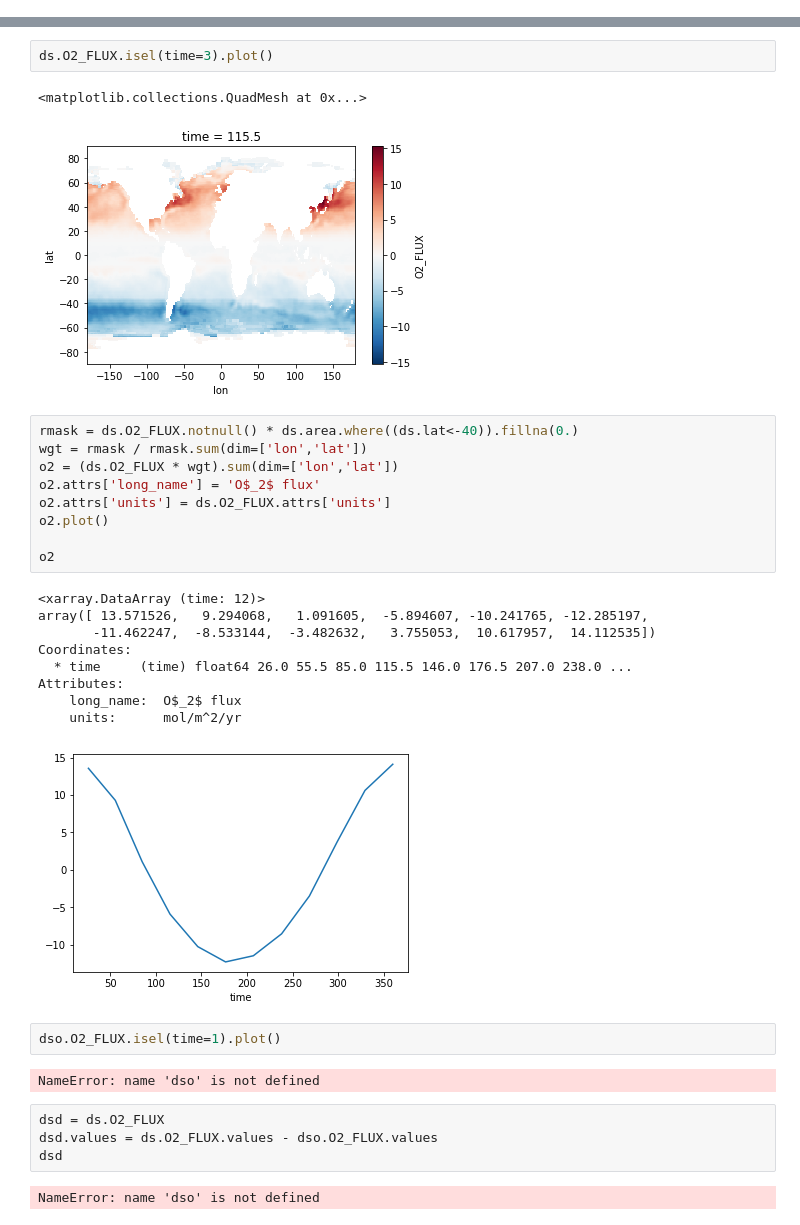
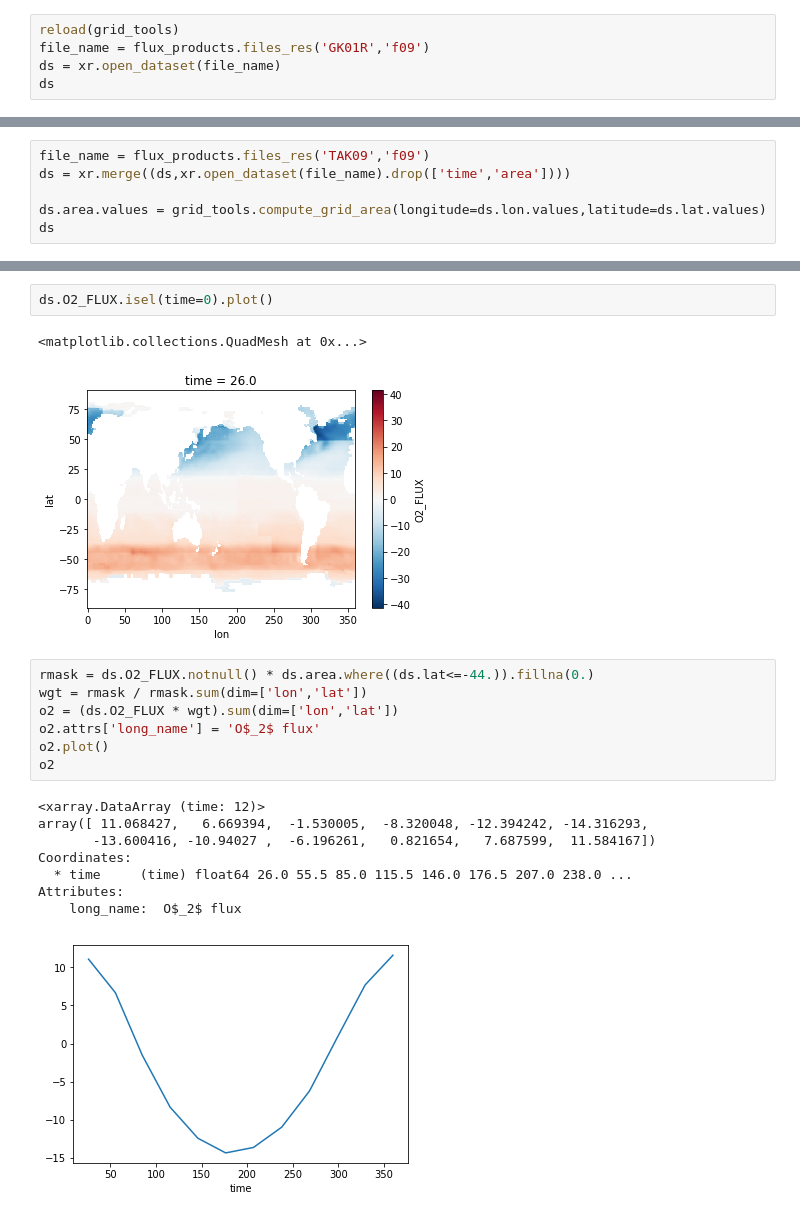
Before and after one commit to matt-long/orcas, a Jupyter notebook: plot_obs_flux_phase.ipynb, the cells around one changed output, grey strips where cells are left out. Saved outputs shown, nothing was run; the diff lists cells and outputs as text.

```diff
--- a/plot_obs_flux_phase.ipynb
+++ b/plot_obs_flux_phase.ipynb
@@ -10,0 +18,5 @@ ds = xr.open_dataset(file_name,decode_times=False,decode_coords=False)
+# %%
+reload(grid_tools)
+file_name = flux_products.files_res('GK01R','f09')
+ds = xr.open_dataset(file_name)
+ds
@@ -10,0 +33,6 @@ ds = xr.open_dataset(file_name,decode_times=False,decode_coords=False)
+# %%
+file_name = flux_products.files_res('TAK09','f09')
+ds = xr.merge((ds,xr.open_dataset(file_name).drop(['time','area'])))
+
+ds.area.values = grid_tools.compute_grid_area(longitude=ds.lon.values,latitude=ds.lat.values)
+ds
@@ -11,34 +57,21 @@ ds = xr.open_dataset(file_name,decode_times=False,decode_coords=False)
 # %%
-ds.O2_FLUX.isel(time=3).plot()
+ds.O2_FLUX.isel(time=0).plot()
 # %% [output]
 <matplotlib.collections.QuadMesh at 0x...>
-[figure, old version]
+[figure, new version]
 # %%
-rmask = ds.O2_FLUX.notnull() * ds.area.where((ds.lat<-40)).fillna(0.)
+rmask = ds.O2_FLUX.notnull() * ds.area.where((ds.lat<=-44.)).fillna(0.)
 wgt = rmask / rmask.sum(dim=['lon','lat'])
 o2 = (ds.O2_FLUX * wgt).sum(dim=['lon','lat'])
 o2.attrs['long_name'] = 'O$_2$ flux'
-o2.attrs['units'] = ds.O2_FLUX.attrs['units']
 o2.plot()
-
 o2
 # %% [output]
 <xarray.DataArray (time: 12)>
-array([ 13.571526,   9.294068,   1.091605,  -5.894607, -10.241765, -12.285197,
-       -11.462247,  -8.533144,  -3.482632,   3.755053,  10.617957,  14.112535])
+array([ 11.068427,   6.669394,  -1.530005,  -8.320048, -12.394242, -14.316293,
+       -13.600416, -10.94027 ,  -6.196261,   0.821654,   7.687599,  11.584167])
 Coordinates:
   * time     (time) float64 26.0 55.5 85.0 115.5 146.0 176.5 207.0 238.0 ...
 Attributes:
     long_name:  O$_2$ flux
-    units:      mol/m^2/yr
-[figure, old version]
+[figure, new version]
-# %%
-dso.O2_FLUX.isel(time=1).plot()
-# %% [output]
-NameError: name 'dso' is not defined
-# %%
-dsd = ds.O2_FLUX
-dsd.values = ds.O2_FLUX.values - dso.O2_FLUX.values
-dsd
-# %% [output]
-NameError: name 'dso' is not defined
```
Also changed, not shown: parts of 12 cells of this notebook, 59 other files.
